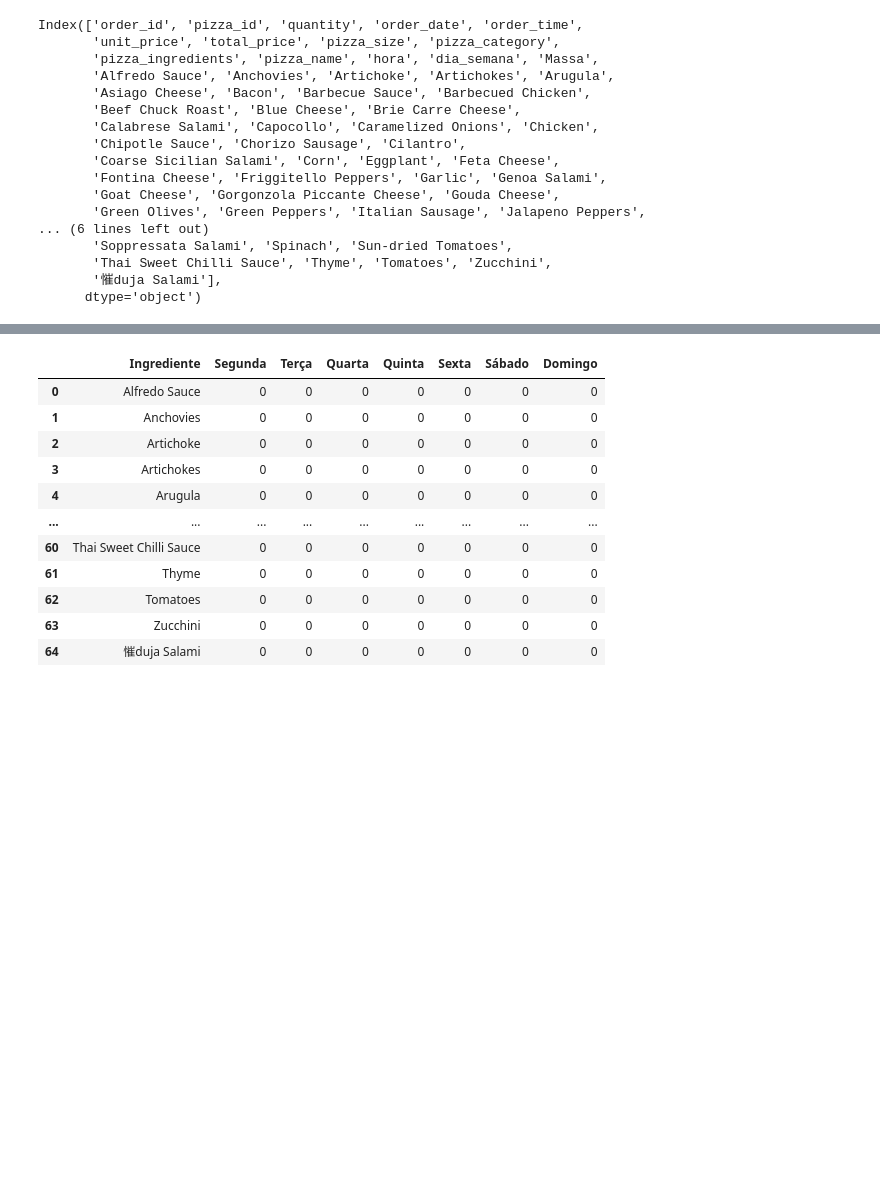
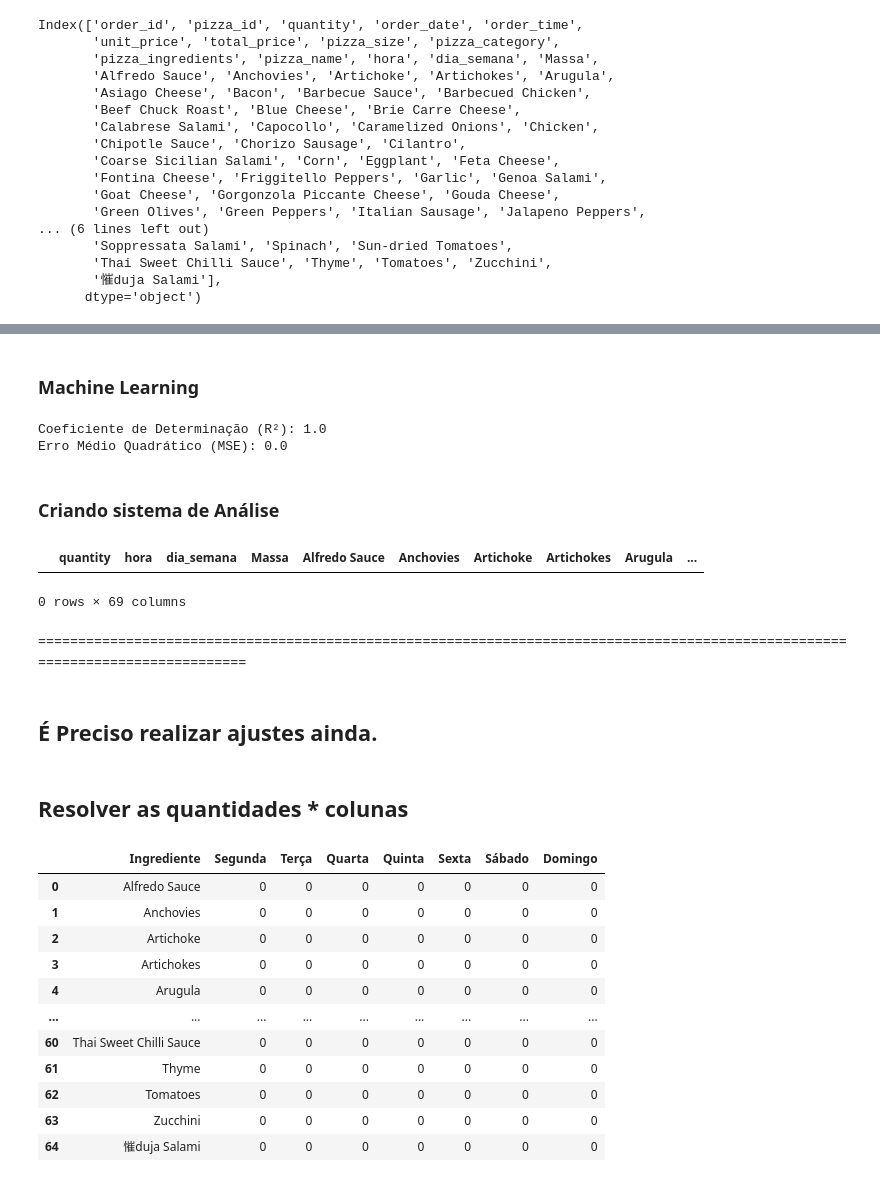
Before and after one commit to otaviomuraca/data-analysis, a Jupyter notebook: pizzeria.ipynb, the cells around one changed output, grey strips where cells are left out. Cells and saved outputs as stored; diff of their text form; code cells hidden in the pictures; blank space fills up the shorter version.

Commit message:
Kaggle Notebook | Pizzaria - Planejamento de Vendas Semanal | Version 2

```diff
--- a/pizzeria.ipynb
+++ b/pizzeria.ipynb
@@ -365,0 +266,22 @@ Spinach
+# %%
+colunas_selecionadas = ['quantity', 'hora', 'dia_semana', 'Massa',
+       'Alfredo Sauce', 'Anchovies', 'Artichoke', 'Artichokes', 'Arugula',
+       'Asiago Cheese', 'Bacon', 'Barbecue Sauce', 'Barbecued Chicken',
+       'Beef Chuck Roast', 'Blue Cheese', 'Brie Carre Cheese',
+       'Calabrese Salami', 'Capocollo', 'Caramelized Onions', 'Chicken',
+       'Chipotle Sauce', 'Chorizo Sausage', 'Cilantro',
+       'Coarse Sicilian Salami', 'Corn', 'Eggplant', 'Feta Cheese',
+       'Fontina Cheese', 'Friggitello Peppers', 'Garlic', 'Genoa Salami',
+       'Goat Cheese', 'Gorgonzola Piccante Cheese', 'Gouda Cheese',
+       'Green Olives', 'Green Peppers', 'Italian Sausage', 'Jalapeno Peppers',
+       'Kalamata Olives', 'Luganega Sausage', 'Mozzarella Cheese', 'Mushrooms',
+       'Onions', 'Oregano', 'Pancetta', 'Parmigiano Reggiano Cheese', 'Pears',
+       'Peperoncini verdi', 'Pepperoni', 'Pesto Sauce', 'Pineapple',
+       'Plum Tomatoes', 'Prosciutto', 'Prosciutto di San Daniele',
+       'Provolone Cheese', 'Red Onions', 'Red Peppers', 'Ricotta Cheese',
+       'Romano Cheese', 'Sliced Ham', 'Smoked Gouda Cheese',
+       'Soppressata Salami', 'Spinach', 'Sun-dried Tomatoes',
+       'Thai Sweet Chilli Sauce', 'Thyme', 'Tomatoes', 'Zucchini',
+       '慛duja Salami']
+
+novo_df = df[colunas_selecionadas].copy()
@@ -365,0 +314,2 @@ Spinach
+# %% [markdown]
+### Machine Learning
@@ -366,3 +323,36 @@ Spinach
+# %%
+# Criar o modelo de Regressão Linear
+modelo = LinearRegression()
+
+# Treinar o modelo usando os dados de treinamento
+modelo.fit(X_train, y_train)
+
+# Fazer previsões usando o modelo treinado nos dados de teste
+previsoes = modelo.predict(X_test)
+
+# Avaliar o desempenho do modelo
+r2 = r2_score(y_test, previsoes)
+mse = mean_squared_error(y_test, previsoes)
+
+print("Coeficiente de Determinação (R²):", r2)
+print("Erro Médio Quadrático (MSE):", mse)
+# %% [output]
+Coeficiente de Determinação (R²): 1.0
+Erro Médio Quadrático (MSE): 0.0
+# %% [markdown]
+### Criando sistema de Análise
+# %%
+consulta = pd.DataFrame(columns=colunas_selecionadas)
+consulta
+# %% [output]
+|  | quantity | hora | dia_semana | Massa | Alfredo Sauce | Anchovies | Artichoke | Artichokes | Arugula | ... |
+0 rows × 69 columns
+# %% [markdown]
+===============================================================================================================================
+# %% [markdown]
+## É Preciso realizar ajustes ainda.
+# %% [markdown]
+## Resolver as quantidades * colunas
 # %%
 #Criando Matriz dia da Semana
 colunas = ['Ingrediente','Segunda', 'Terça', 'Quarta', 'Quinta', 'Sexta', 'Sábado', 'Domingo']
```
Also changed, not shown: parts of 15 cells of this notebook.
